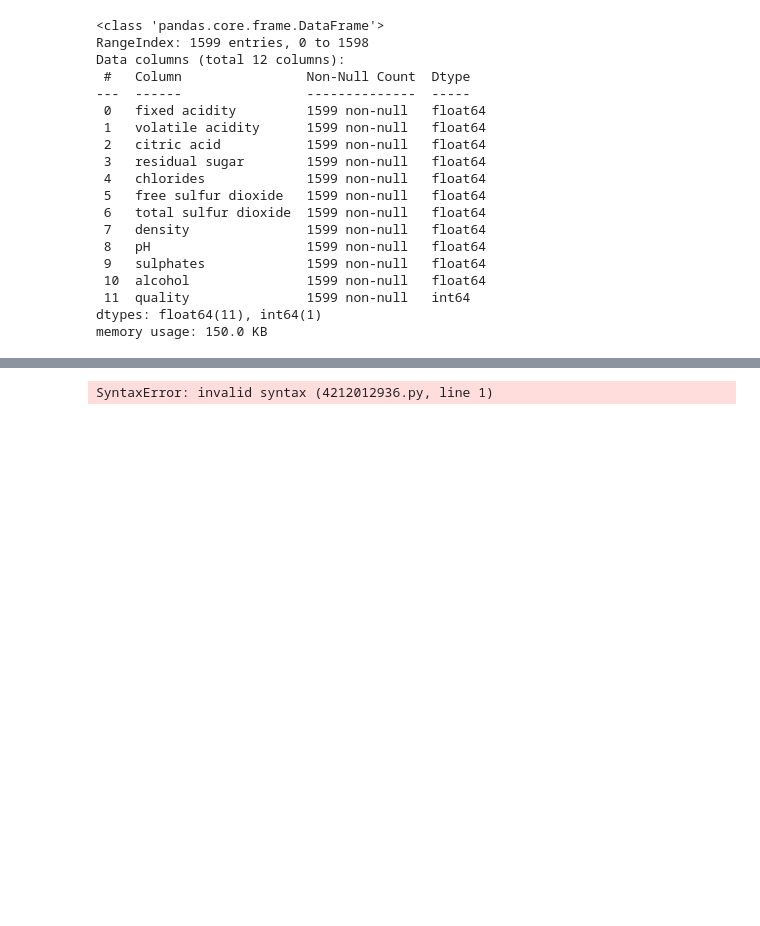
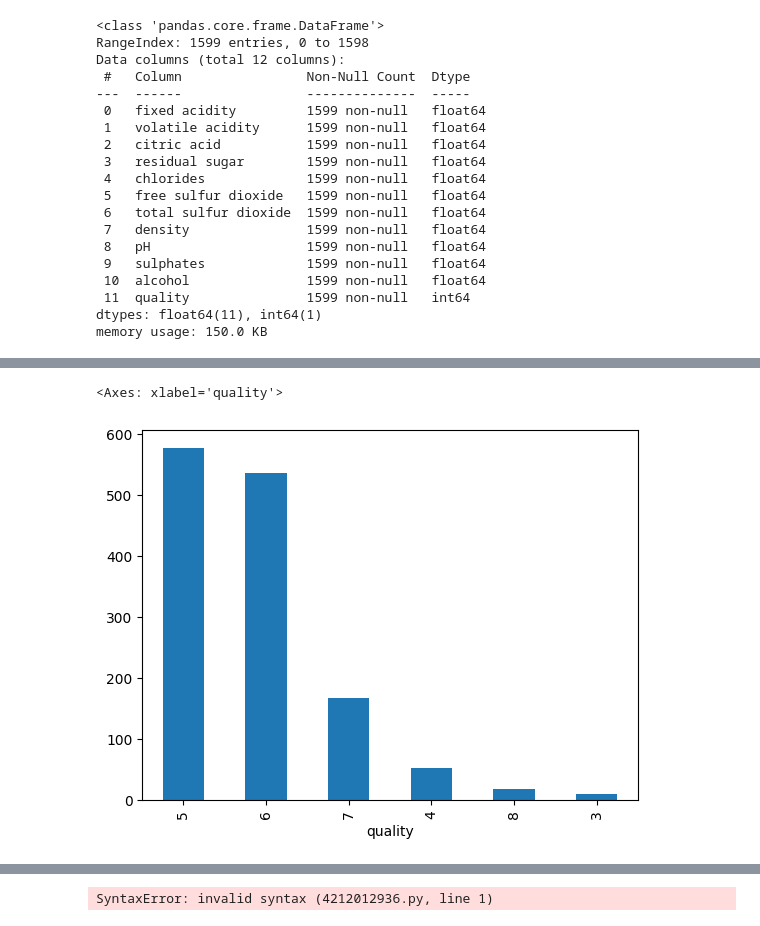
Before and after one commit to karan3409/End-End-ML-Project, a Jupyter notebook: research/Experiment.ipynb, the cells around one changed output, grey strips where cells are left out. Cells and saved outputs as stored; diff of their text form; code cells hidden in the pictures; blank space fills up the shorter version.

```diff
--- a/research/Experiment.ipynb
+++ b/research/Experiment.ipynb
@@ -82,0 +145,5 @@ wines.head()
+# %%
+wines.quality.value_counts().plot(kind='bar')
+# %% [output]
+<Axes: xlabel='quality'>
+[figure, added]
```
Also changed, not shown: parts of 16 cells of this notebook, 1 other file.
